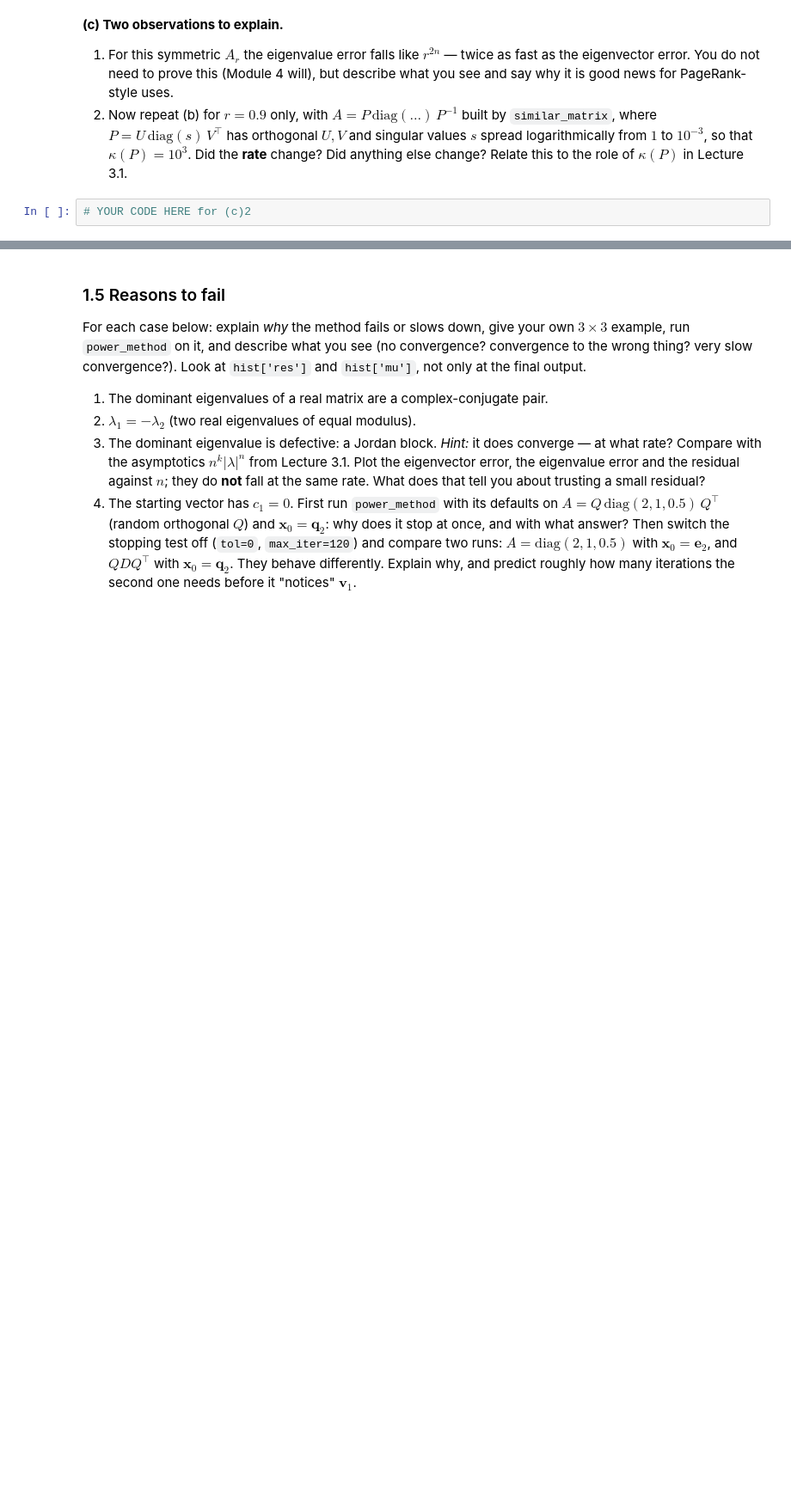
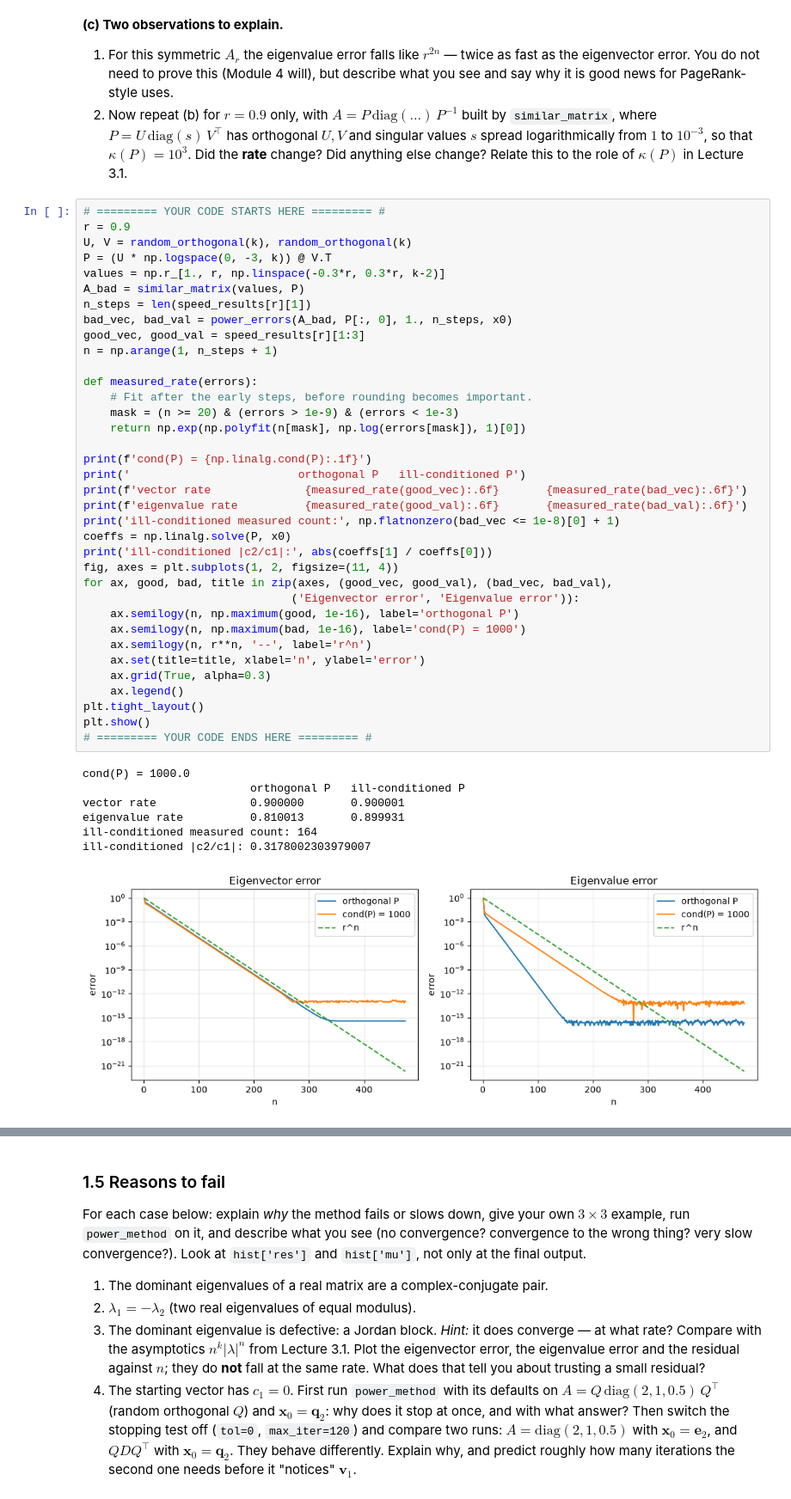
Before and after one commit to hryhola/linear-algebra-ucu, a Jupyter notebook: labs/lab2/lab2-coreA-power_iteration.ipynb, the cells around one changed output, grey strips where cells are left out. Shown at 86% size. Cells and saved outputs as stored; diff of their text form; blank space fills up the shorter version.

```diff
--- a/labs/lab2/lab2-coreA-power_iteration.ipynb
+++ b/labs/lab2/lab2-coreA-power_iteration.ipynb
@@ -145,5 +206,47 @@ x0 = rng.standard_normal(k)
 1. For this symmetric $A_r$ the eigenvalue error falls like $r^{2n}$ — twice as fast as the eigenvector error. You do not need to prove this (Module 4 will), but describe what you see and say why it is good news for PageRank-style uses.
 2. Now repeat (b) for $r = 0.9$ only, with $A = P\,\mathrm{diag}(\dots)\,P^{-1}$ built by `similar_matrix`, where $P = U\,\mathrm{diag}(s)\,V^\top$ has orthogonal $U, V$ and singular values $s$ spread logarithmically from $1$ to $10^{-3}$, so that $\kappa(P) = 10^3$. Did the **rate** change? Did anything else change? Relate this to the role of $\kappa(P)$ in Lecture 3.1.
 # %%
-# YOUR CODE HERE for (c)2
+# ========= YOUR CODE STARTS HERE ========= #
+r = 0.9
+U, V = random_orthogonal(k), random_orthogonal(k)
+P = (U * np.logspace(0, -3, k)) @ V.T
+values = np.r_[1., r, np.linspace(-0.3*r, 0.3*r, k-2)]
+A_bad = similar_matrix(values, P)
+n_steps = len(speed_results[r][1])
+bad_vec, bad_val = power_errors(A_bad, P[:, 0], 1., n_steps, x0)
+good_vec, good_val = speed_results[r][1:3]
+n = np.arange(1, n_steps + 1)
+
+def measured_rate(errors):
+    # Fit after the early steps, before rounding becomes important.
+    mask = (n >= 20) & (errors > 1e-9) & (errors < 1e-3)
+    return np.exp(np.polyfit(n[mask], np.log(errors[mask]), 1)[0])
+
+print(f'cond(P) = {np.linalg.cond(P):.1f}')
+print('                         orthogonal P   ill-conditioned P')
+print(f'vector rate              {measured_rate(good_vec):.6f}       {measured_rate(bad_vec):.6f}')
+print(f'eigenvalue rate          {measured_rate(good_val):.6f}       {measured_rate(bad_val):.6f}')
+print('ill-conditioned measured count:', np.flatnonzero(bad_vec <= 1e-8)[0] + 1)
+coeffs = np.linalg.solve(P, x0)
+print('ill-conditioned |c2/c1|:', abs(coeffs[1] / coeffs[0]))
+fig, axes = plt.subplots(1, 2, figsize=(11, 4))
+for ax, good, bad, title in zip(axes, (good_vec, good_val), (bad_vec, bad_val),
+                               ('Eigenvector error', 'Eigenvalue error')):
+    ax.semilogy(n, np.maximum(good, 1e-16), label='orthogonal P')
+    ax.semilogy(n, np.maximum(bad, 1e-16), label='cond(P) = 1000')
+    ax.semilogy(n, r**n, '--', label='r^n')
+    ax.set(title=title, xlabel='n', ylabel='error')
+    ax.grid(True, alpha=0.3)
+    ax.legend()
+plt.tight_layout()
+plt.show()
+# ========= YOUR CODE ENDS HERE ========= #
+# %% [output]
+cond(P) = 1000.0
+                         orthogonal P   ill-conditioned P
+vector rate              0.900000       0.900001
+eigenvalue rate          0.810013       0.899931
+ill-conditioned measured count: 164
+ill-conditioned |c2/c1|: 0.3178002303979007
+[figure, added]
 # %% [markdown]
```
Also changed, not shown: parts of 18 cells of this notebook, 1 other file.
